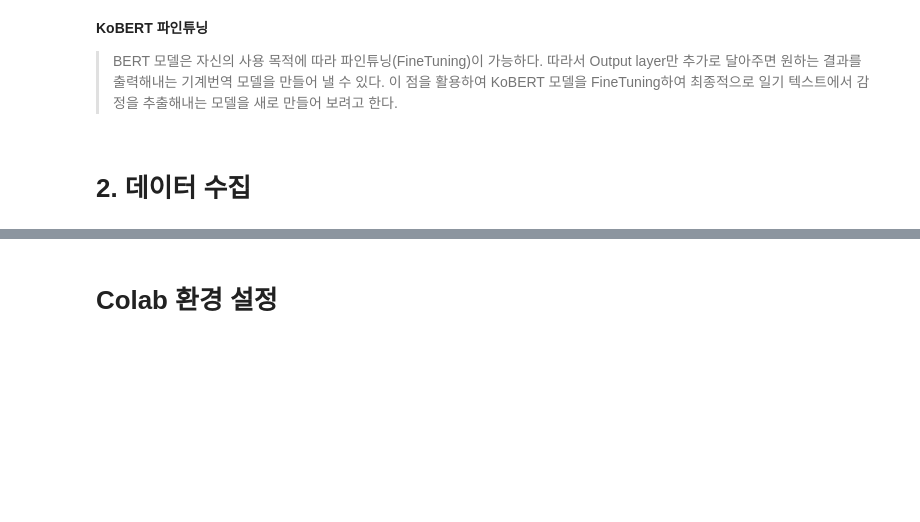
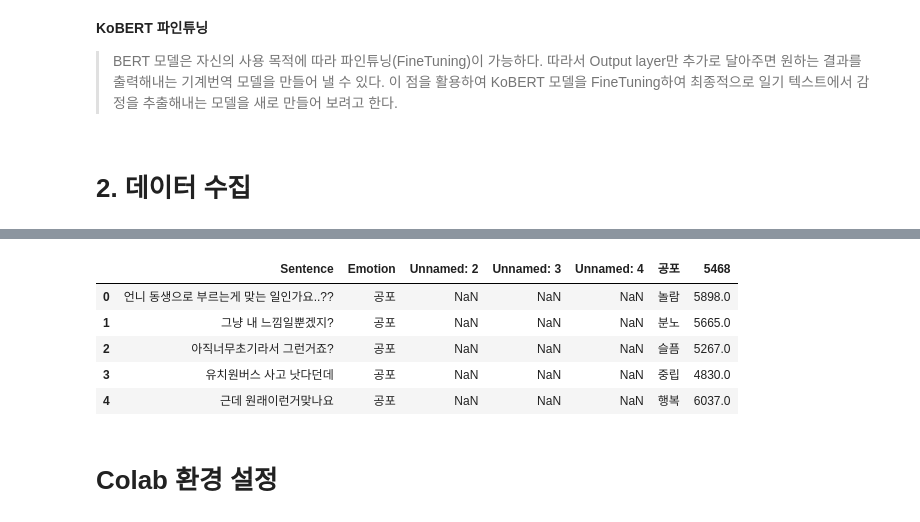
Before and after one commit to sssanghn/AI-Emotion-Diary, a Jupyter notebook: KoBERT_Finetuning.ipynb, the cells around one changed output, grey strips where cells are left out. Cells and saved outputs as stored; diff of their text form; code cells hidden in the pictures; blank space fills up the shorter version.

```diff
--- a/KoBERT_Finetuning.ipynb
+++ b/KoBERT_Finetuning.ipynb
@@ -41,0 +68,13 @@ KoBERT는 BERT 모델에서 한국어 데이터를 추가로 학습시킨 모델
+# %%
+import pandas as pd
+
+data1 = pd.read_excel('/content/drive/MyDrive/dataset/한국어_단발성_대화_데이터셋.xlsx')
+
+data1.head()
+# %% [output]
+|  | Sentence | Emotion | Unnamed: 2 | Unnamed: 3 | Unnamed: 4 | 공포 | 5468 |
+| 0 | 언니 동생으로 부르는게 맞는 일인가요..?? | 공포 | NaN | NaN | NaN | 놀람 | 5898.0 |
+| 1 | 그냥 내 느낌일뿐겠지? | 공포 | NaN | NaN | NaN | 분노 | 5665.0 |
+| 2 | 아직너무초기라서 그런거죠? | 공포 | NaN | NaN | NaN | 슬픔 | 5267.0 |
+| 3 | 유치원버스 사고 낫다던데 | 공포 | NaN | NaN | NaN | 중립 | 4830.0 |
+| 4 | 근데 원래이런거맞나요 | 공포 | NaN | NaN | NaN | 행복 | 6037.0 |
```
Also changed, not shown: parts of 18 cells of this notebook.
